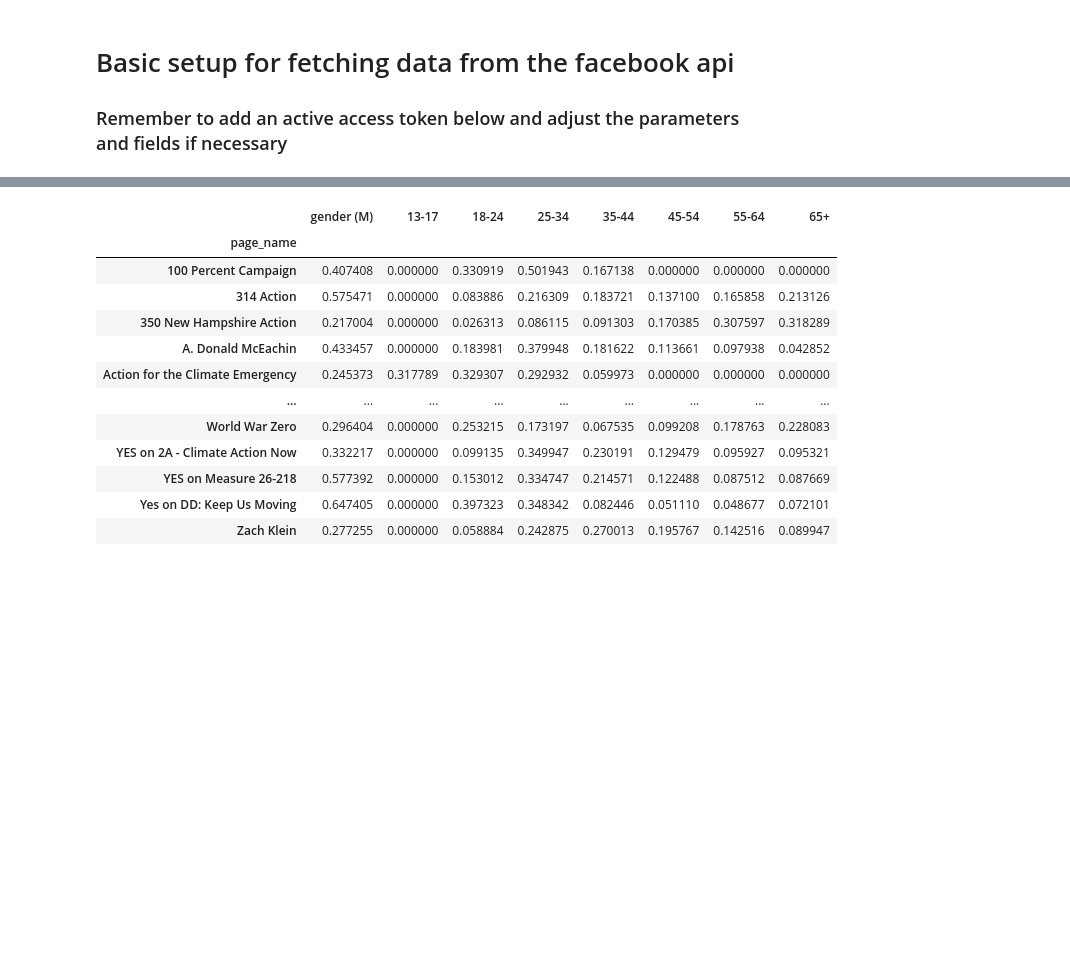
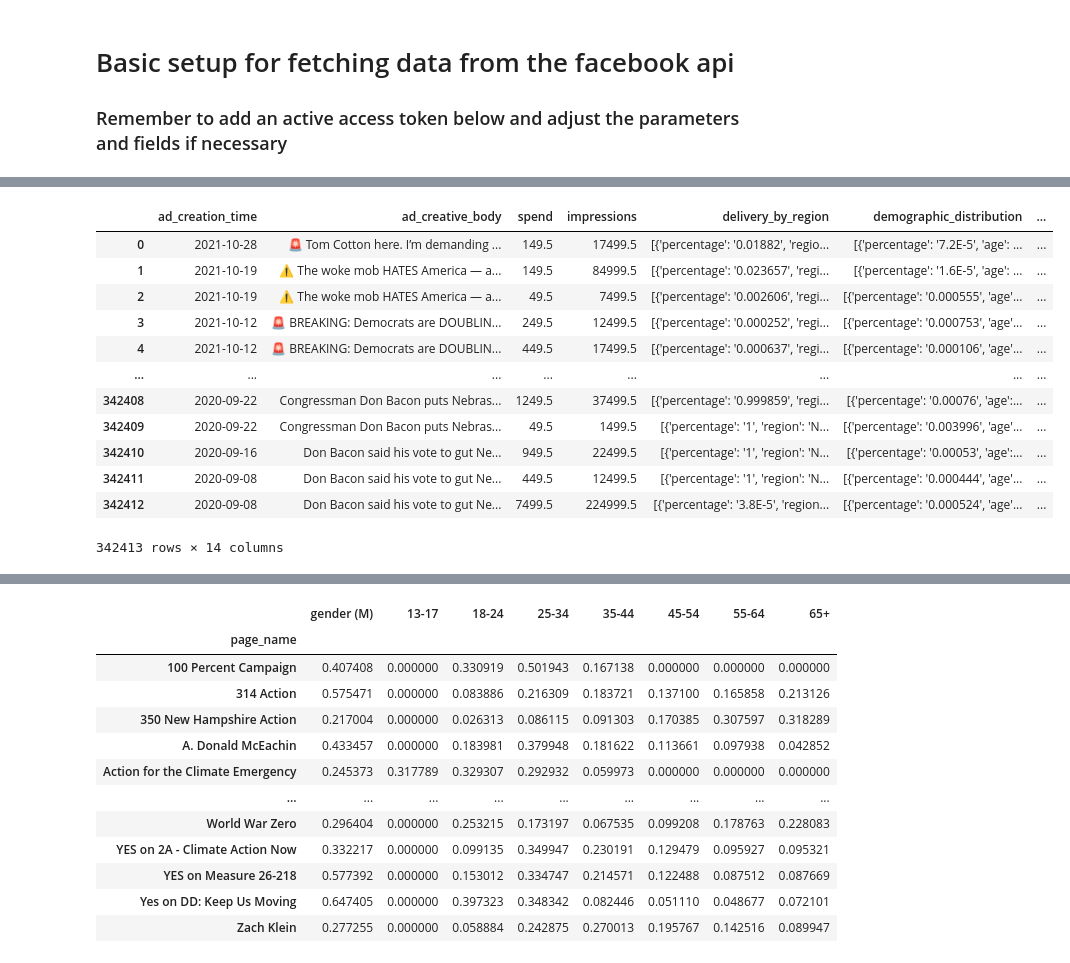
Before and after one commit to lrnz-asnprs/political-ad-api, a Jupyter notebook: notebooks/gustav_notebook.ipynb, the cells around one changed output, grey strips where cells are left out. Saved outputs shown, nothing was run; the diff lists cells and outputs as text; code cells hidden in the pictures; blank space fills up the shorter version.

```diff
--- a/notebooks/gustav_notebook.ipynb
+++ b/notebooks/gustav_notebook.ipynb
@@ -78 +66,20 @@ for i in range(10):
+# %%
+preprocess = Preprocessor()
+df = preprocess.file_to_df('/home/gustavgyrst/Desktop/Research Project/political-ad-api/data/all_politicians_aggregated.txt')
+# %%
+df
+# %% [output]
+|  | ad_creation_time | ad_creative_body | spend | impressions | delivery_by_region | demographic_distribution | ... |
+| 0 | 2021-10-28 | 🚨 Tom Cotton here. I’m demanding ... | 149.5 | 17499.5 | [{'percentage': '0.01882', 'regio... | [{'percentage': '7.2E-5', 'age': ... | ... |
+| 1 | 2021-10-19 | ⚠️ The woke mob HATES America — a... | 149.5 | 84999.5 | [{'percentage': '0.023657', 'regi... | [{'percentage': '1.6E-5', 'age': ... | ... |
+| 2 | 2021-10-19 | ⚠️ The woke mob HATES America — a... | 49.5 | 7499.5 | [{'percentage': '0.002606', 'regi... | [{'percentage': '0.000555', 'age'... | ... |
+| 3 | 2021-10-12 | 🚨 BREAKING: Democrats are DOUBLIN... | 249.5 | 12499.5 | [{'percentage': '0.000252', 'regi... | [{'percentage': '0.000753', 'age'... | ... |
+| 4 | 2021-10-12 | 🚨 BREAKING: Democrats are DOUBLIN... | 449.5 | 17499.5 | [{'percentage': '0.000637', 'regi... | [{'percentage': '0.000106', 'age'... | ... |
+| ... | ... | ... | ... | ... | ... | ... | ... |
+| 342408 | 2020-09-22 | Congressman Don Bacon puts Nebras... | 1249.5 | 37499.5 | [{'percentage': '0.999859', 'regi... | [{'percentage': '0.00076', 'age':... | ... |
+| 342409 | 2020-09-22 | Congressman Don Bacon puts Nebras... | 49.5 | 1499.5 | [{'percentage': '1', 'region': 'N... | [{'percentage': '0.003996', 'age'... | ... |
+| 342410 | 2020-09-16 | Don Bacon said his vote to gut Ne... | 949.5 | 22499.5 | [{'percentage': '1', 'region': 'N... | [{'percentage': '0.00053', 'age':... | ... |
+| 342411 | 2020-09-08 | Don Bacon said his vote to gut Ne... | 449.5 | 12499.5 | [{'percentage': '1', 'region': 'N... | [{'percentage': '0.000444', 'age'... | ... |
+| 342412 | 2020-09-08 | Don Bacon said his vote to gut Ne... | 7499.5 | 224999.5 | [{'percentage': '3.8E-5', 'region... | [{'percentage': '0.000524', 'age'... | ... |
+342413 rows × 14 columns
 # %%
```
Also changed, not shown: parts of 4 cells of this notebook, 3 other files.
